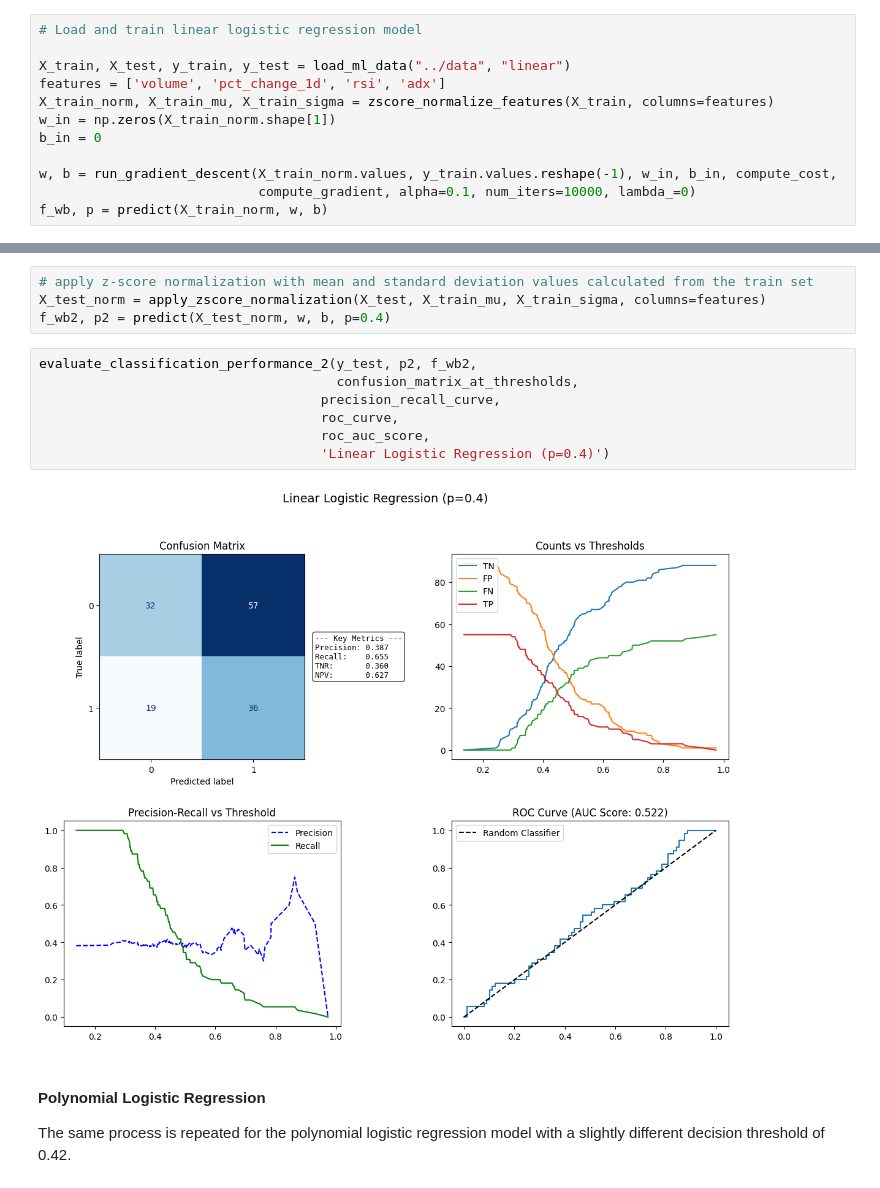
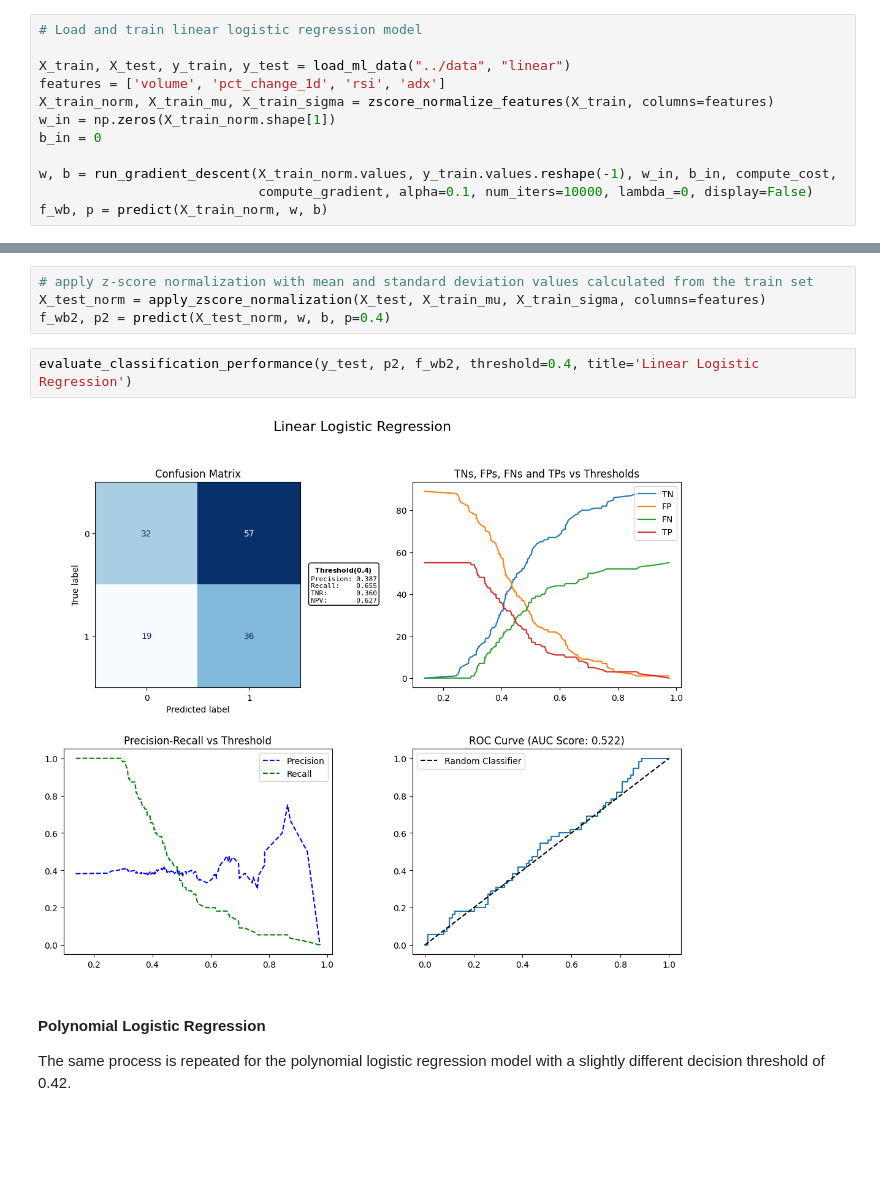
Before and after one commit to mateusy7/stock-price-ml-classifier-v1, a Jupyter notebook: notebooks/05_model_evaluation.ipynb, the cells around one changed output, grey strips where cells are left out. Cells and saved outputs as stored; diff of their text form; blank space fills up the shorter version.

```diff
--- a/notebooks/05_model_evaluation.ipynb
+++ b/notebooks/05_model_evaluation.ipynb
@@ -22,7 +22,7 @@ w_in = np.zeros(X_train_norm.shape[1])
 b_in = 0
 
 w, b = run_gradient_descent(X_train_norm.values, y_train.values.reshape(-1), w_in, b_in, compute_cost,
-                            compute_gradient, alpha=0.1, num_iters=10000, lambda_=0)
+                            compute_gradient, alpha=0.1, num_iters=10000, lambda_=0, display=False)
 f_wb, p = predict(X_train_norm, w, b)
 # %% [output]
 Loaded data from: linear
@@ -288,14 +275,9 @@ The effect of regularization is shown by tuning the regularization parameter of
 X_test_norm = apply_zscore_normalization(X_test, X_train_mu, X_train_sigma, columns=features)
 f_wb2, p2 = predict(X_test_norm, w, b, p=0.4)
 # %%
-evaluate_classification_performance_2(y_test, p2, f_wb2,
-                                      confusion_matrix_at_thresholds,
-                                    precision_recall_curve,
-                                    roc_curve,
-                                    roc_auc_score,
-                                    'Linear Logistic Regression (p=0.4)')
+evaluate_classification_performance(y_test, p2, f_wb2, threshold=0.4, title='Linear Logistic Regression')
 # %% [output]
-[figure, old version]
+[figure, new version]
 # %% [markdown]
 #### Polynomial Logistic Regression
 
```
Also changed, not shown: parts of 17 cells of this notebook, 3 other files.
